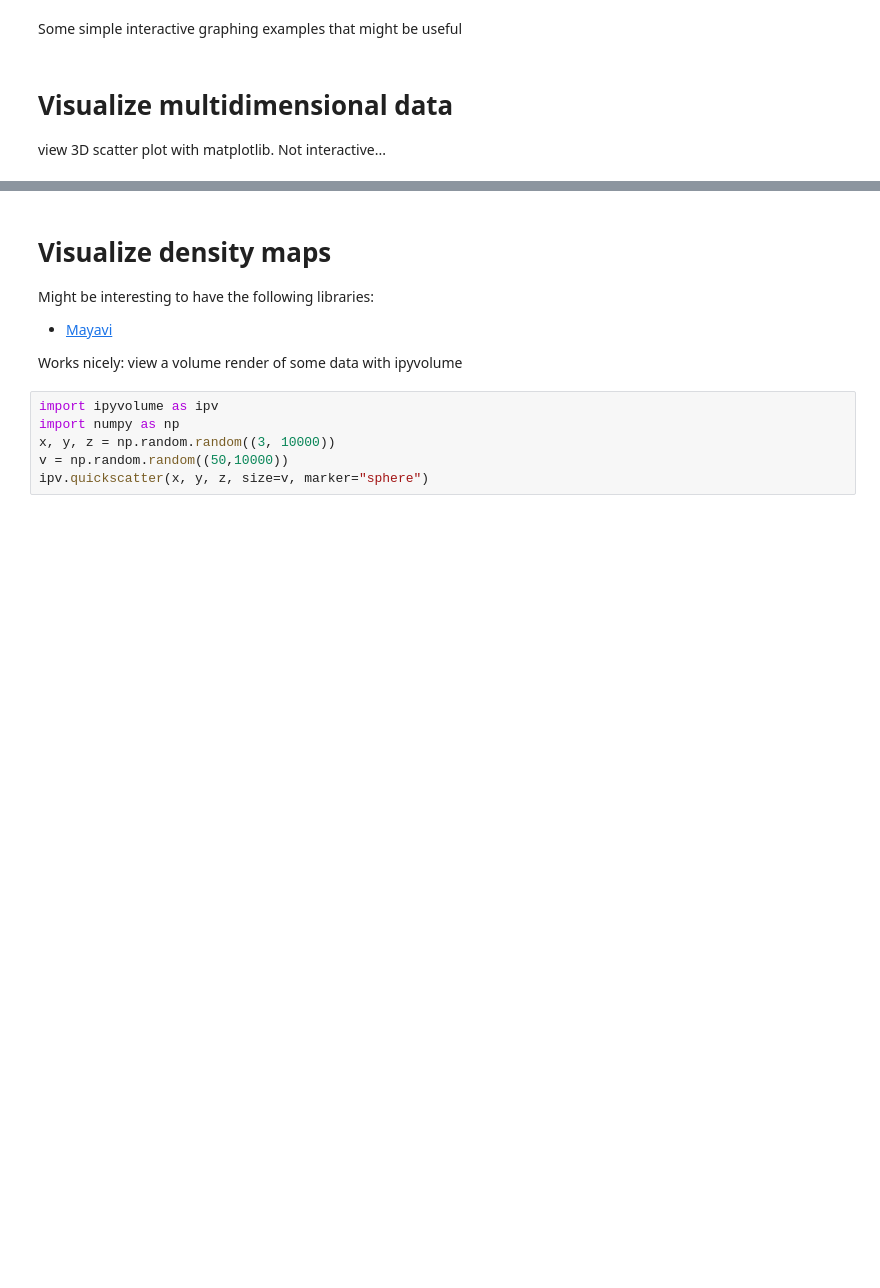
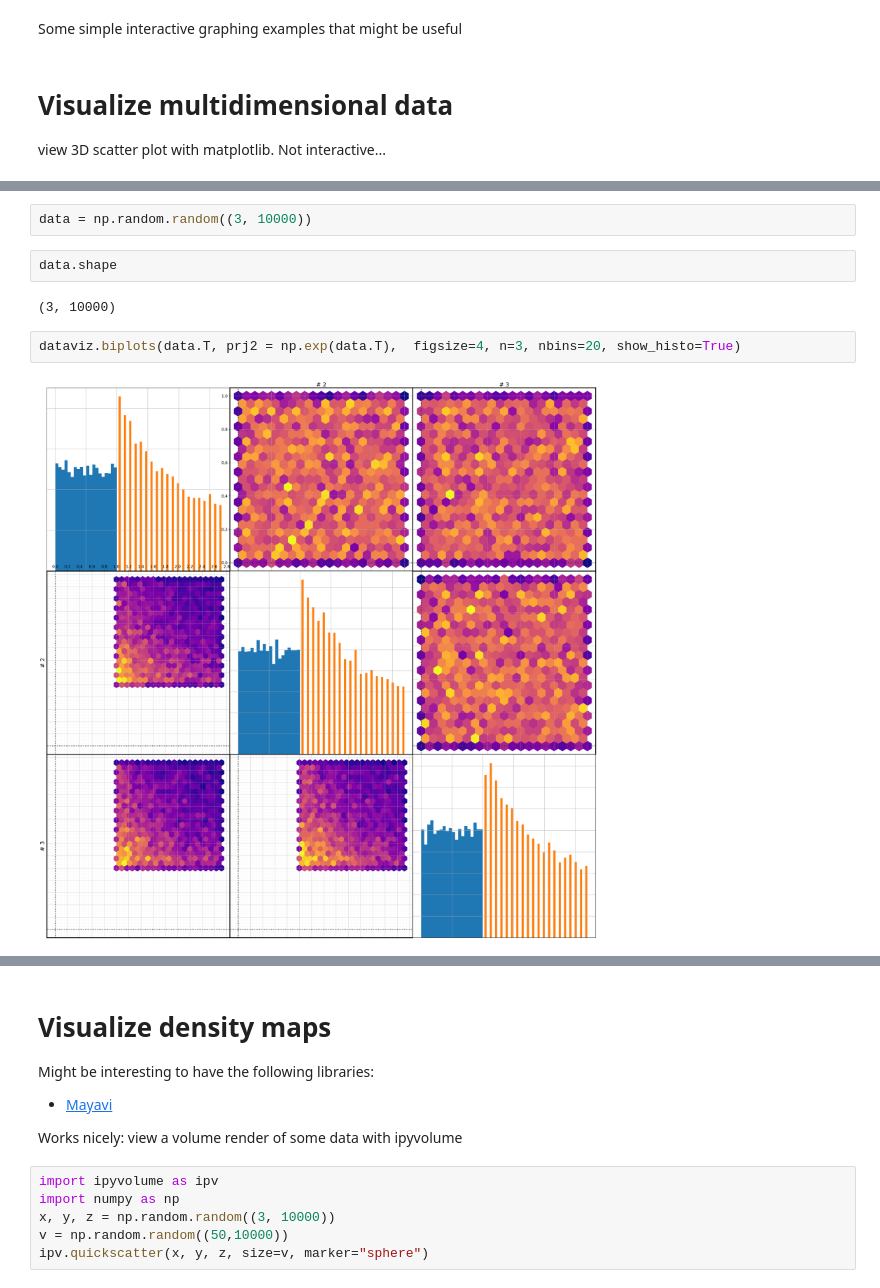
Before and after one commit to slaclab/cryoEM-notebooks, a Jupyter notebook: notebooks/Graphing Examples.ipynb, the cells around one changed output, grey strips where cells are left out. Saved outputs shown, nothing was run; the diff lists cells and outputs as text; blank space fills up the shorter version.

Commit message:
added biplots function to dataviz.py. Updated Graphing example notebook with example on how to use it.

```diff
--- a/notebooks/Graphing Examples.ipynb
+++ b/notebooks/Graphing Examples.ipynb
@@ -5,0 +15,10 @@ view 3D scatter plot with matplotlib. Not interactive...
+# %%
+data = np.random.random((3, 10000))
+# %%
+data.shape
+# %% [output]
+(3, 10000)
+# %%
+dataviz.biplots(data.T, prj2 = np.exp(data.T),  figsize=4, n=3, nbins=20, show_histo=True)
+# %% [output]
+[figure, added]
```
Also changed, not shown: parts of 7 cells of this notebook, 1 other file.
